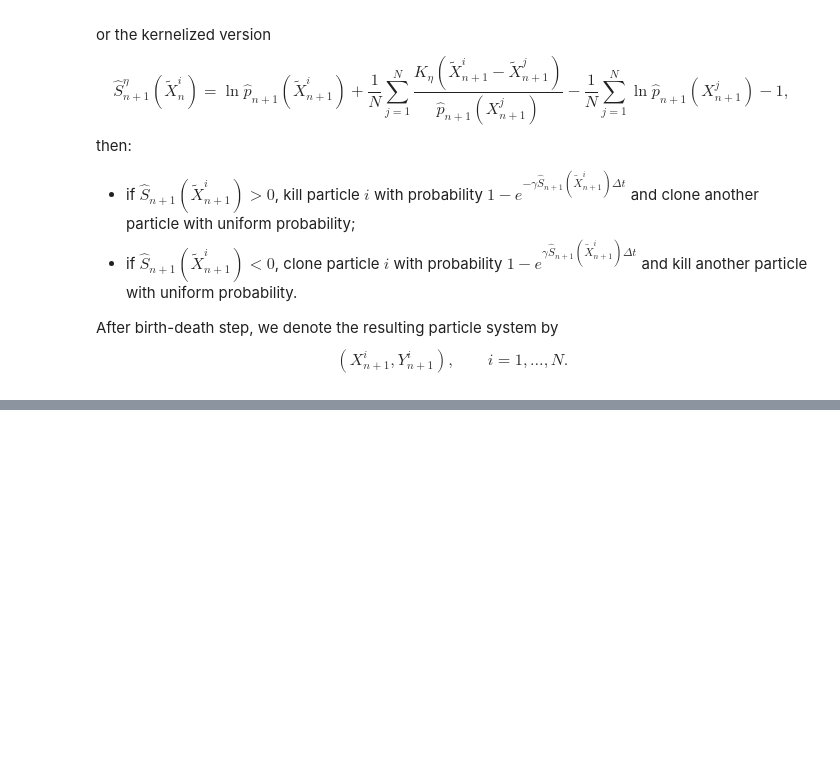
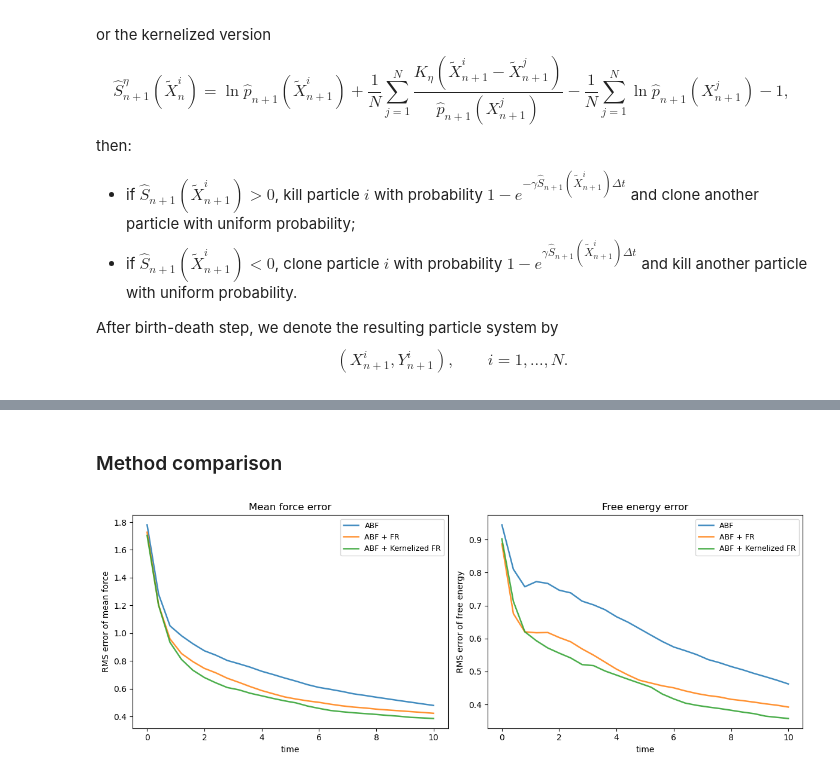
Before and after one commit to zheyuanlai/WFR-ABF, a Jupyter notebook: WFRABF.ipynb, the cells around one changed output, grey strips where cells are left out. Saved outputs shown, nothing was run; the diff lists cells and outputs as text; code cells hidden in the pictures; blank space fills up the shorter version.

```diff
--- a/WFRABF.ipynb
+++ b/WFRABF.ipynb
@@ -121,0 +728,31 @@ $$(X_{n+1}^i, Y_{n+1}^i), \qquad i = 1, \ldots, N.$$
+# %% [markdown]
+### Method comparison
+# %%
+fig, axes = plt.subplots(1, 2, figsize=(12, 4.5))
+
+# ── 1. Mean-force L2 error ────────────────────────────────────────────────
+ax = axes[0]
+for lbl, d, col in methods:
+    t_arr = np.array(d['steps']) * dt
+    ax.plot(t_arr, d['l2_fprime'], color=col, lw=1.8, label=lbl, alpha=0.85)
+ax.set_xlabel("time")
+ax.set_ylabel(r"RMS error of mean force")
+ax.set_title(r"Mean force error")
+ax.legend(fontsize=9)
+#ax.set_yscale('log')
+
+# ── 2. Free-energy L2 error ───────────────────────────────────────────────
+ax = axes[1]
+for lbl, d, col in methods:
+    t_arr = np.array(d['steps']) * dt
+    ax.plot(t_arr, d['l2_f'], color=col, lw=1.8, label=lbl, alpha=0.85)
+ax.set_xlabel("time")
+ax.set_ylabel(r"RMS error of free energy")
+ax.set_title(r"Free energy error")
+ax.legend(fontsize=9)
+#ax.set_yscale('log')
+
+plt.tight_layout()
+plt.show()
+# %% [output]
+[figure, added]
```
Also changed, not shown: parts of 26 cells of this notebook.
